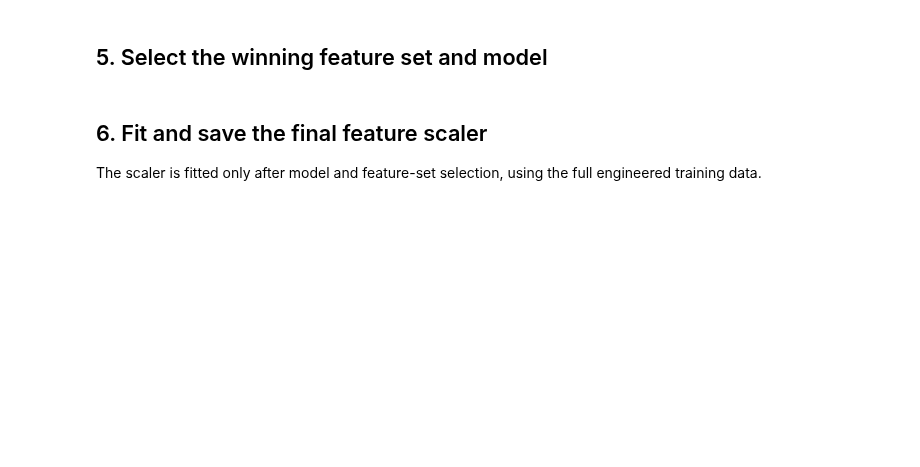
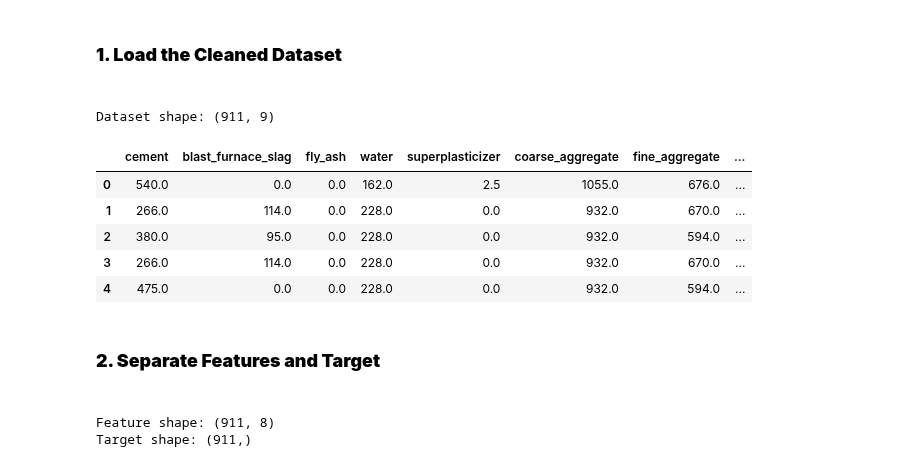
Before and after one commit to pathumzcode/Concrete-Compressive-Strength-Predictor, a Jupyter notebook: notebooks/03_feature_engineering.ipynb, the cells around one changed output. Drawn from its saved outputs; the diff is of its cells as text; code cells hidden in the pictures; blank space fills up the shorter version.

```diff
--- a/notebooks/03_feature_engineering.ipynb
+++ b/notebooks/03_feature_engineering.ipynb
@@ -148,2 +0,0 @@ print("All comparisons used the same shuffled 5-fold splitter and fold-local sca
-# %% [markdown]
-## 5. Select the winning feature set and model
@@ -160,4 +0,0 @@ print(f"Cross-validated R2: {winning_row['r2']:.4f}")
-# %% [markdown]
-## 6. Fit and save the final feature scaler
-
-The scaler is fitted only after model and feature-set selection, using the full engineered training data.
@@ -212,0 +1,48 @@ print(f"Report saved to: {REPORT_PATH / 'feature_engineering_report.json'}")
+# %% [markdown]
+<h3><b>1. Load the Cleaned Dataset <b><h3>
+# %%
+from pathlib import Path
+
+import matplotlib.pyplot as plt
+import numpy as np
+import pandas as pd
+from IPython.display import display
+from sklearn.decomposition import PCA
+from sklearn.feature_selection import VarianceThreshold
+from sklearn.preprocessing import MinMaxScaler, Normalizer
+
+PROJECT_ROOT = next(
+    path for path in [Path.cwd(), *Path.cwd().parents]
+    if (path / "data" / "processed" / "concrete_data_cleaned.csv").exists()
+)
+
+DATA_PATH = PROJECT_ROOT / "data" / "processed" / "concrete_data_cleaned.csv"
+FEATURES_PATH = PROJECT_ROOT / "data" / "processed"
+FIGURES_PATH = PROJECT_ROOT / "reports" / "figures"
+FEATURES_PATH.mkdir(parents=True, exist_ok=True)
+FIGURES_PATH.mkdir(parents=True, exist_ok=True)
+df = pd.read_csv(DATA_PATH)
+
+print(f"Dataset shape: {df.shape}")
+display(df.head())
+# %% [output]
+Dataset shape: (911, 9)
+|  | cement | blast_furnace_slag | fly_ash | water | superplasticizer | coarse_aggregate | fine_aggregate | ... |
+| 0 | 540.0 | 0.0 | 0.0 | 162.0 | 2.5 | 1055.0 | 676.0 | ... |
+| 1 | 266.0 | 114.0 | 0.0 | 228.0 | 0.0 | 932.0 | 670.0 | ... |
+| 2 | 380.0 | 95.0 | 0.0 | 228.0 | 0.0 | 932.0 | 594.0 | ... |
+| 3 | 266.0 | 114.0 | 0.0 | 228.0 | 0.0 | 932.0 | 670.0 | ... |
+| 4 | 475.0 | 0.0 | 0.0 | 228.0 | 0.0 | 932.0 | 594.0 | ... |
+# %% [markdown]
+<h3><b>2. Separate Features and Target <b><h3>
+# %%
+target_column = "compressive_strength"
+
+X = df.drop(columns=[target_column])
+y = df[target_column]
+
+print("Feature shape:", X.shape)
+print("Target shape:", y.shape)
+# %% [output]
+Feature shape: (911, 8)
+Target shape: (911,)
```
Also changed, not shown: parts of 23 cells of this notebook, 26 other files.
